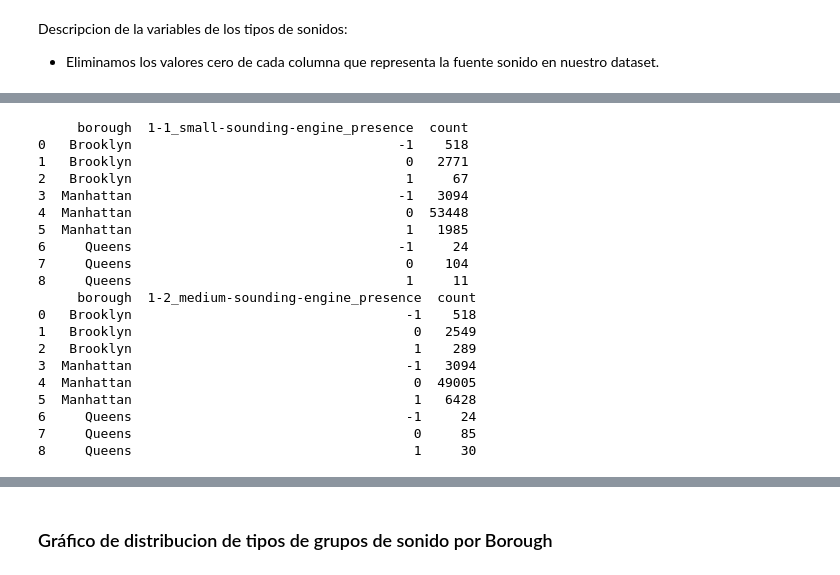
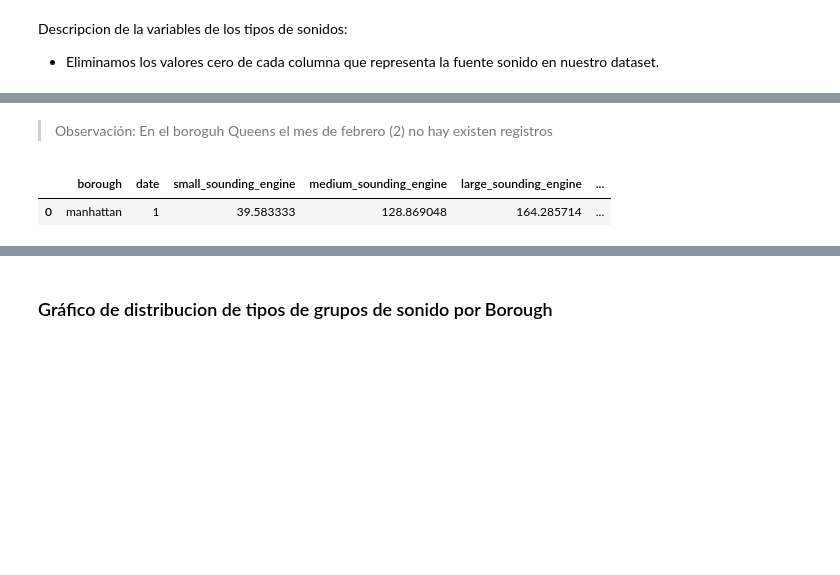
Before and after one commit to francomyburg/Proyecto_grupal_DS, a Jupyter notebook: roy/noise_pollution_ds1.ipynb, the cells around one changed output, grey strips where cells are left out. Drawn from its saved outputs; the diff is of its cells as text; code cells hidden in the pictures; blank space fills up the shorter version.

```diff
--- a/roy/noise_pollution_ds1.ipynb
+++ b/roy/noise_pollution_ds1.ipynb
@@ -305,34 +209,0 @@ noise_pollution.groupby(['borough', '1-1_small-sounding-engine_presence']).count
-# %%
-cols_selected = ['1-1_small-sounding-engine_presence',
-       '1-2_medium-sounding-engine_presence',
-    #    '1-3_large-sounding-engine_presence',
-    #    '1-X_engine-of-uncertain-size_presence',
-    #    '5-1_car-horn_presence',
-    #    '5-2_car-alarm_presence',
-    #    '5-3_siren_presence',
-    #    '5-4_reverse-beeper_presence',
-    #    '5-X_other-unknown-alert-signal_presence'
-    ]
-for col in noise_pollution[cols_selected].columns:
-    print(noise_pollution.groupby(['borough', col]).count().rename({'block':'count'}, axis=1).reset_index().iloc[:,:3])
-# %% [output]
-     borough  1-1_small-sounding-engine_presence  count
-0   Brooklyn                                  -1    518
-1   Brooklyn                                   0   2771
-2   Brooklyn                                   1     67
-3  Manhattan                                  -1   3094
-4  Manhattan                                   0  53448
-5  Manhattan                                   1   1985
-6     Queens                                  -1     24
-7     Queens                                   0    104
-8     Queens                                   1     11
-     borough  1-2_medium-sounding-engine_presence  count
-0   Brooklyn                                   -1    518
-1   Brooklyn                                    0   2549
-2   Brooklyn                                    1    289
-3  Manhattan                                   -1   3094
-4  Manhattan                                    0  49005
-5  Manhattan                                    1   6428
-6     Queens                                   -1     24
-7     Queens                                    0     85
-8     Queens                                    1     30
@@ -375,0 +210,12 @@ def plot_sound_presence_distribution(data):
+# %%
+# Funcion que reemplaza: 1: 'manhattan': 1, 'Brooklyn':3 y 'Queens': 4
+def replace_id_borough_by_borough(df: pd.DataFrame, colname: str, new_colname: str):
+    borough = {
+        'manhattan': 1,
+        'bronx': 2,
+        'rooklyn': 3,
+        'queens': 4,
+        'staten island': 5,
+    }
+    df[new_colname] = df[colname].replace(borough)
+    return df
@@ -375,0 +225,7 @@ def plot_sound_presence_distribution(data):
+# %% [markdown]
+> Observación: En el boroguh Queens el mes de febrero (2) no hay existen registros
+# %%
+replace_id_borough_by_borough(noise_pollution_v1, 'borough', 'borough_id').head(1)
+# %% [output]
+|  | borough | date | small_sounding_engine | medium_sounding_engine | large_sounding_engine | ... |
+| 0 | manhattan | 1 | 39.583333 | 128.869048 | 164.285714 | ... |
```
Also changed, not shown: parts of 47 cells of this notebook.
